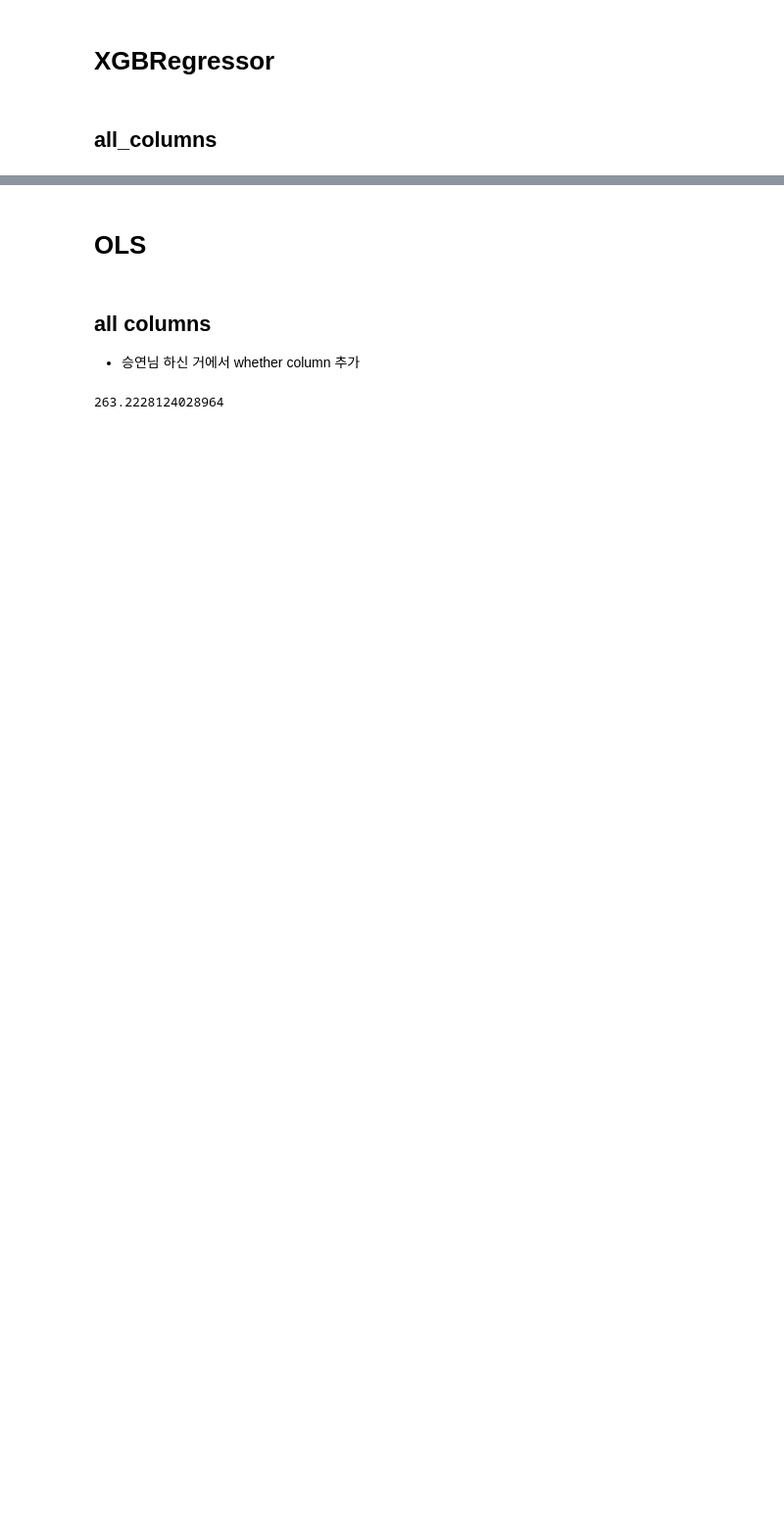
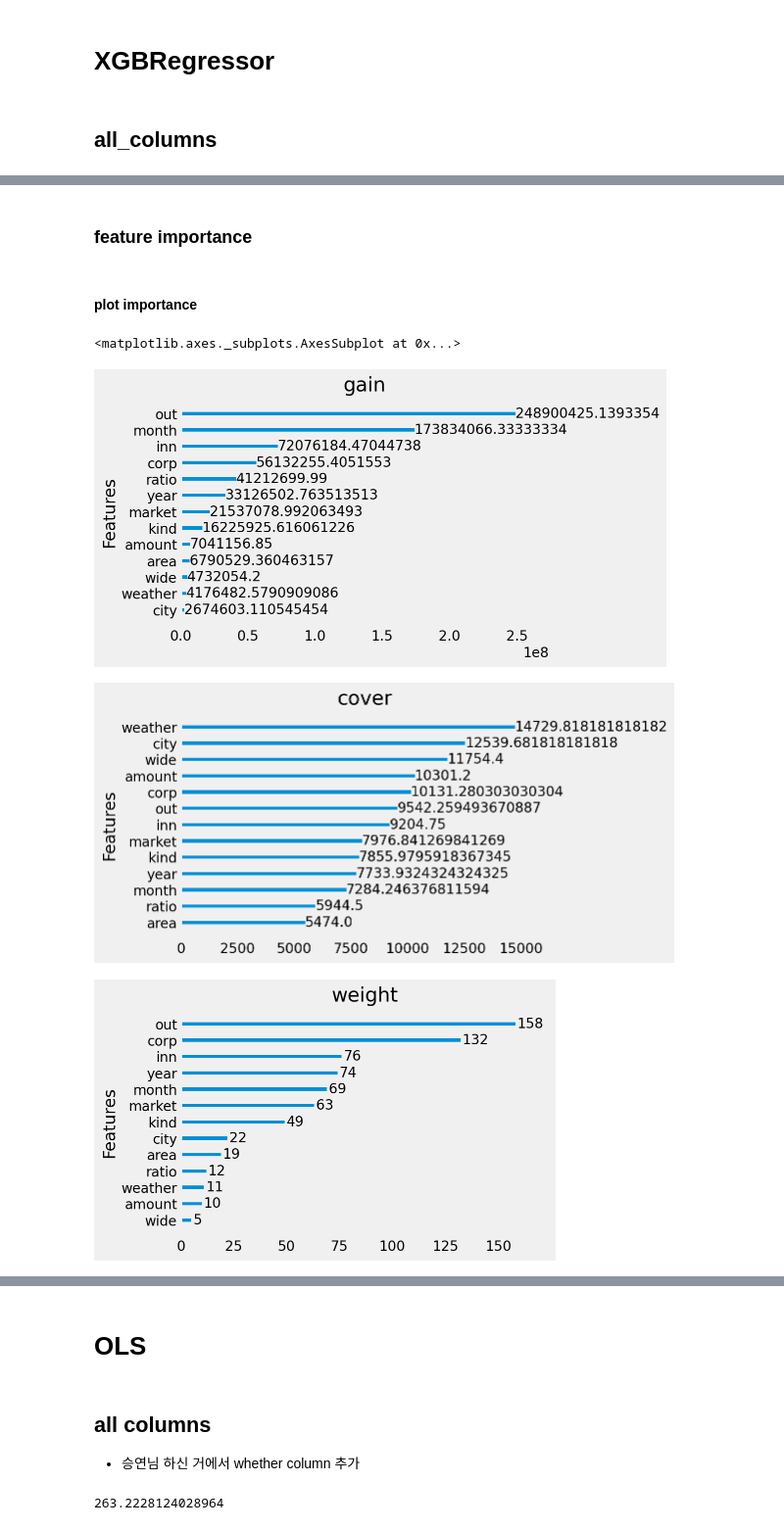
Before and after one commit to seosztt/ML_Project, a Jupyter notebook: inout_merge.ipynb, the cells around one changed output, grey strips where cells are left out. Shown at 98% size. Drawn from its saved outputs; the diff is of its cells as text; code cells hidden in the pictures; blank space fills up the shorter version.

```diff
--- a/inout_merge.ipynb
+++ b/inout_merge.ipynb
@@ -225,0 +293,18 @@ np.sqrt(-scores.mean())
+# %% [markdown]
+### feature importance
+# %% [markdown]
+#### plot importance
+# %%
+from xgboost import plot_importance
+
+XGB = XGBRegressor(objective='reg:squarederror',random_state=2045)
+XGB.fit(X_train, y_train)
+
+plot_importance(XGB, importance_type='gain', title='gain', xlabel='', grid=False)
+plot_importance(XGB, importance_type='cover', title='cover', xlabel='', grid=False)
+plot_importance(XGB, importance_type='weight', title='weight', xlabel='', grid=False)
+# %% [output]
+<matplotlib.axes._subplots.AxesSubplot at 0x...>
+[figure, added]
+[figure, added]
+[figure, added]
```
Also changed, not shown: parts of 17 cells of this notebook.
